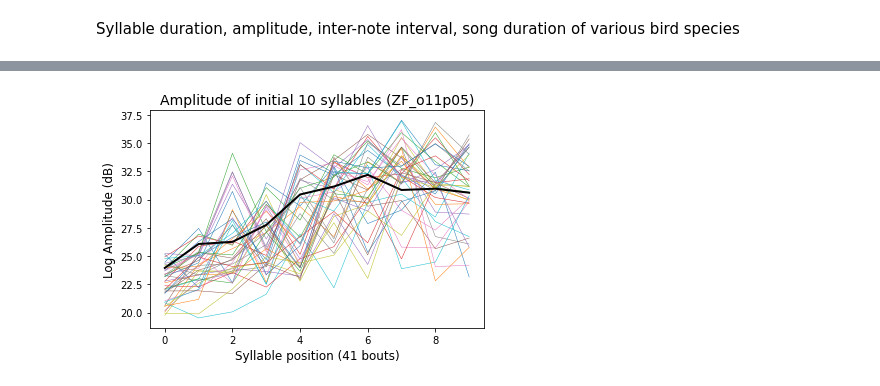
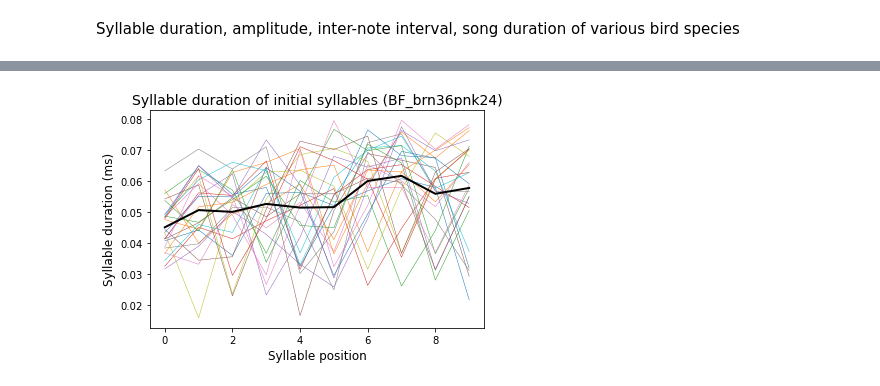
Before and after one commit to vasudha-kulkarni/IN-comparative-analysis, a Jupyter notebook: Quantifying_differences.ipynb, the cells around one changed output, grey strips where cells are left out. Cells and saved outputs as stored; diff of their text form; code cells hidden in the pictures.

```diff
--- a/Quantifying_differences.ipynb
+++ b/Quantifying_differences.ipynb
@@ -146,7 +146,7 @@ Fraction of unique start syllables: 0.2
 #Import onset-offset data with 'Start-End' rows
 os.chdir('D:\\4th Year\\Semester 7\\BI4313 Sem Project\\IN-comparative-analysis\\IN-comparative-analysis\\OnsetOffsetFiles')
 
-data = pandas.read_csv('ZF_org11pnk5_50files_start_end_2.csv', header=None,
+data = pandas.read_csv('BF_brn36pnk24_start_end.csv', header=None,
         names = ['FileName', 'Syll #', 'Syll Label',
        ' Syll Onset (ms)', ' Syll Offset (ms)', ' Syll Duration (sec)', ' Mean Frequency (Hz)',
        ' Entropy', 'Log Amplitude (dB)', 'Pitch Goodness', 'FrequencyModulation',
@@ -240,6 +223,7 @@ song_motif = motif_finder(song_bouts)
 
 repeat_y_n = []
 syll_num = []
+syll_num_bouts = []
 
 for i in range(len(song_motif)):
     bout = song_motif[i]
@@ -251,6 +235,16 @@ for i in range(len(song_motif)):
         else:
             repeat_y_n.append(0)
 
+for i in range(len(song_bouts)):
+    bout = song_bouts[i]
+    syllable_list = bout['Syll Label'].tolist()
+    syll_num_bouts.append(len(syllable_list))
+
+#mml - minimum motif length (for which we'll plot the plots)
+mml = int(np.mean(syll_num_bouts)/3)
+#mml = 8
+print(mml)
+
 print(sum(repeat_y_n), repeat_y_n, syll_num, len(syll_num))
 print(f'Average number of syllables in a song bout: {np.mean(syll_num)}')
 #print(f'Fraction of times the first syllable is repeated: {sum(repeat_y_n)/len(repeat_y_n)}')
@@ -260,3 +255,5 @@ Average number of syllables in a song bout: 29.78048780487805
+# %%
+mml = 10
 # %% [markdown]
 3. Number of times the first syllable in a song bout repeats
 # %%
@@ -380,24 +409,30 @@ def mean_value(data):
 # %%
-#To plot the log amplitude of syllables
+#Syllable durations
+
+duration = []
+for i in range(len(song_motif)):
+    d = song_motif[i][' Syll Duration (sec)']
+    d = d.tolist()[:mml]
+    duration.append(d)
+
+dur_10syl = np.array([np.array(i) for i in duration])
 
 for i in range(len(song_motif)):
     bout = song_motif[i]
-    amplitude = bout['Log Amplitude (dB)']
-    amplitude = amplitude.tolist()
-    amplitude = amplitude[:10]
-    x = np.arange(10)
-    plt.plot(x, amplitude, linewidth = 0.5)
+    dur = bout[' Syll Duration (sec)']
+    dur = dur.tolist()[:mml]
+    x = np.arange(mml)
+    plt.plot(x, dur, linewidth = 0.5)
 
 #plot the average values of first 10 syllables
-xaxis = np.arange(10)
-plt.plot(xaxis, mean_value(amp_10syl), 'k', linewidth = 2)
+xaxis = np.arange(mml)
+plt.plot(xaxis, mean_value(dur_10syl), 'k', linewidth = 2)
 
-plt.xlabel('Syllable position (41 bouts)', fontsize = 12)
-plt.ylabel('Log Amplitude (dB)', fontsize = 12)
-plt.title('Amplitude of initial 10 syllables (ZF_o11p05)', fontsize = 14)
+plt.xlabel('Syllable position', fontsize = 12)
+plt.ylabel('Syllable duration (ms)', fontsize = 12)
+plt.title('Syllable duration of initial syllables (BF_brn36pnk24)', fontsize = 14)
 
-plt.get_cmap('viridis')
 #plt.show()
-plt.savefig('02 amplitude 10 syll ZFo11p5.png', dpi = 600)
+plt.savefig('04 duration init syllables BF_brn36pnk24.png', dpi = 600)
 # %% [output]
-[figure, old version]
+[figure, new version]
```
Also changed, not shown: parts of 20 cells of this notebook, 1 other file.
